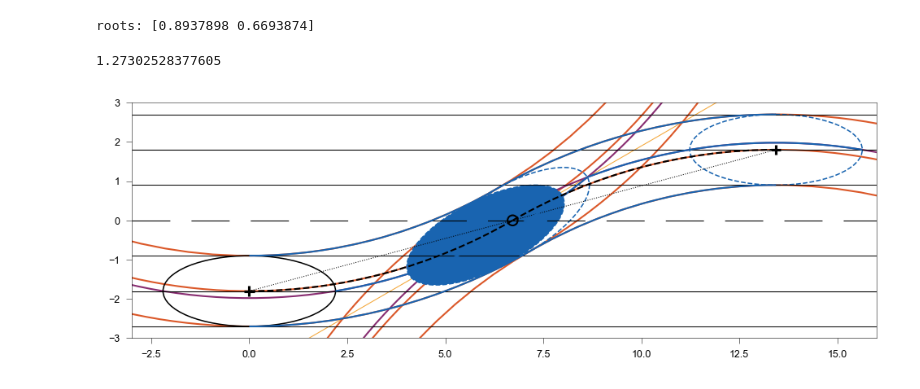
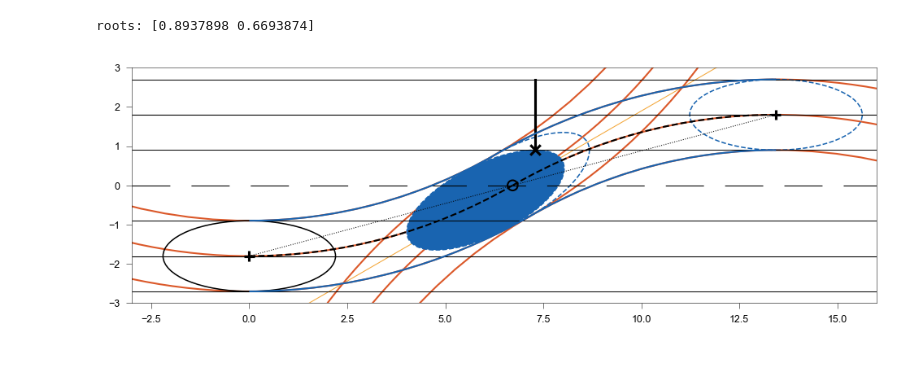
Before and after one commit to EPFL-ENAC/LUTS-pneuma-simulator, a Jupyter notebook: notebooks/discrete.ipynb, the cells around one changed output. Cells and saved outputs as stored; diff of their text form; code cells hidden in the pictures.

```diff
--- a/notebooks/discrete.ipynb
+++ b/notebooks/discrete.ipynb
@@ -115,7 +115,7 @@ fig.tight_layout(pad=0)
 # %%
 merger = samples[-2]
 # %%
-gamma = 15.0
+gamma = 15
 theta = 2 * np.radians(gamma)
 x_m = merger.x
 y_m = merger.y
@@ -171,11 +171,6 @@ def bbox(x):
 # %%
 # lam_f = lambdify(x, expr)  # 2. lambdify
 # sol = root_scalar(lam_f, bracket=[0, np.pi / 2], method="Newton", x0=np.pi / 6)  # 3. numerically solve using SciPy
-# %%
-y_ = bbox(solution)
-y_
-# %% [output]
-1.27302528377605
 # %%
 fig, ax = plt.subplots(figsize=(16 * params.cm, 6 * params.cm), dpi=150)
 xmin = -3
@@ -219,69 +214,58 @@ desired.theta = 0
 circle1 = plt.Circle((x_0, y_0), R, ec=vermilion, fc="none")
 circle1_min = plt.Circle((x_0, y_0), r_min, ec=vermilion, fc="none")
 circle1_max = plt.Circle((x_0, y_0), r_max, ec=vermilion, fc="none")
-circle1_f = plt.Circle((x_0, y_0), r_f, ec=dark_purple, fc="none")
 circle2 = plt.Circle((x_d, -y_0), R, ec=vermilion, fc="none")
 circle2_min = plt.Circle((x_d, -y_0), r_min, ec=vermilion, fc="none")
 circle2_max = plt.Circle((x_d, -y_0), r_max, ec=vermilion, fc="none")
-circle2_f = plt.Circle((x_d, -y_0), r_f, ec=dark_purple, fc="none")
 ax.add_patch(circle1)
 ax.add_patch(circle1_min)
 ax.add_patch(circle1_max)
-ax.add_patch(circle1_f)
 ax.add_patch(circle2)
 ax.add_patch(circle2_min)
 ax.add_patch(circle2_max)
-ax.add_patch(circle2_f)
 arc1 = Arc((x_0, y_0), R * 2, R * 2, theta1=-90, theta2=-90 + np.degrees(theta), zorder=100, color="k", ls="--")
 arc1_min = Arc(
     (x_0, y_0), r_min * 2, r_min * 2, theta1=-90, theta2=-90 + np.degrees(theta), zorder=100, color=dark_blue
 )
 arc1_max = Arc(
     (x_0, y_0), r_max * 2, r_max * 2, theta1=-90, theta2=-90 + np.degrees(theta), zorder=100, color=dark_blue
 )
-arc1_f = Arc(
-    (x_0, y_0),
-    r_f * 2,
-    r_f * 2,
-    theta1=-90 + np.degrees(theta_f),
-    theta2=-90 + np.degrees(theta) + np.degrees(theta_f),
-    zorder=100,
-    color=dark_blue,
-)
 arc2 = Arc((x_d, -y_0), R * 2, R * 2, theta1=90, theta2=90 + np.degrees(theta), zorder=100, color="k", ls="--")
 arc2_min = Arc((x_d, -y_0), r_min * 2, r_min * 2, theta1=90, theta2=90 + np.degrees(theta), zorder=100, color=dark_blue)
 arc2_max = Arc((x_d, -y_0), r_max * 2, r_max * 2, theta1=90, theta2=90 + np.degrees(theta), zorder=100, color=dark_blue)
-arc2_f = Arc(
-    (x_d, -y_0),
-    r_f * 2,
-    r_f * 2,
-    theta1=90 - np.degrees(theta_f),
-    theta2=90 + np.degrees(theta) - np.degrees(theta_f),
-    zorder=100,
-    color=dark_blue,
-)
 ax.add_patch(arc1)
 ax.add_patch(arc1_min)
 ax.add_patch(arc1_max)
-ax.add_patch(arc1_f)
 ax.add_patch(arc2)
 ax.add_patch(arc2_min)
 ax.add_patch(arc2_max)
-ax.add_patch(arc2_f)
 merger.draw(ax)
 tangential.draw(ax)
 critical.draw(ax)
 desired.draw(ax)
+tx = np.arctan(-(v / h) * 1 / np.tan(-tangential.theta + np.pi / 2))
+ty = np.arctan(-(v / h) * 1 / np.tan(-tangential.theta))
+xx = h * np.cos(tx) * np.cos(tangential.theta) - v * np.sin(tx) * np.sin(tangential.theta)
+yx = h * np.cos(tx) * np.sin(tangential.theta) + v * np.sin(tx) * np.cos(tangential.theta)
+xy = h * np.cos(ty) * np.cos(tangential.theta) - v * np.sin(ty) * np.sin(tangential.theta)
+yy = h * np.cos(ty) * np.sin(tangential.theta) + v * np.sin(ty) * np.cos(tangential.theta)
+plt.scatter(tangential.x + xy, tangential.y + yy, ec="k", marker="x")
 plt.scatter(x_m, y_m, marker="+", ec="k", fc="none", zorder=10)
 plt.scatter(x_c, y_c, marker="o", ec="k", fc="none", zorder=10)
 plt.scatter(x_d, y_d, marker="+", ec="k", fc="none", zorder=10)
 plt.plot((x_m, x_d), (y_m, y_d), c="k", lw=0.5, ls=":")
+plt.plot(
+    (tangential.x + xy, tangential.x + xy),
+    (tangential.w, 3 * tangential.w),
+    c="k",
+    lw=1.5,
+)
 plt.xlim(xmin, xmax)
 plt.ylim(ymin, ymax)
 fig.tight_layout(pad=0)
 # plt.savefig("./output/sketches/lane-change.pdf", format="pdf", transparent=True)
 # %% [output]
-[figure, old version]
+[figure, new version]
 # %%
 fig, ax = plt.subplots(figsize=(16 * params.cm, 6 * params.cm), dpi=150)
 xmin = -3
```
Also changed, not shown: parts of 1 cell of this notebook.
